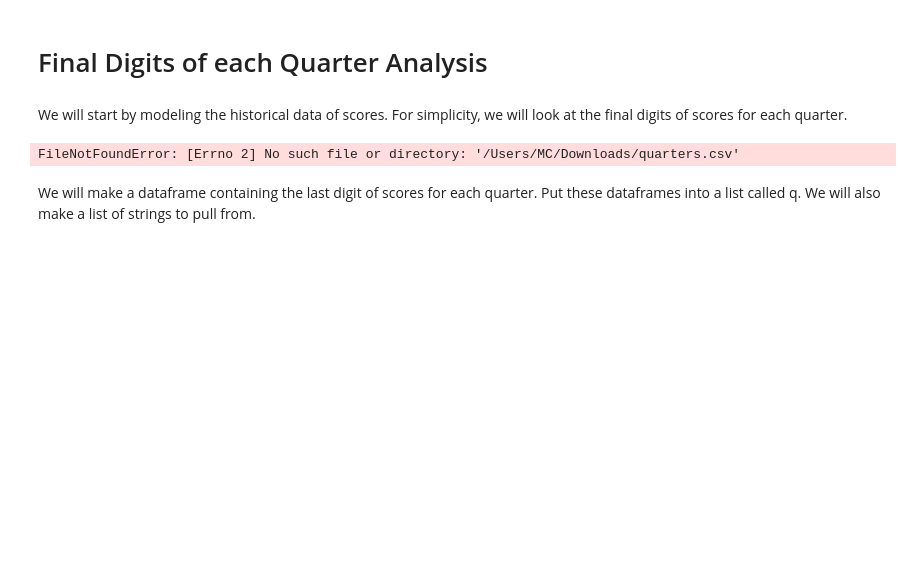
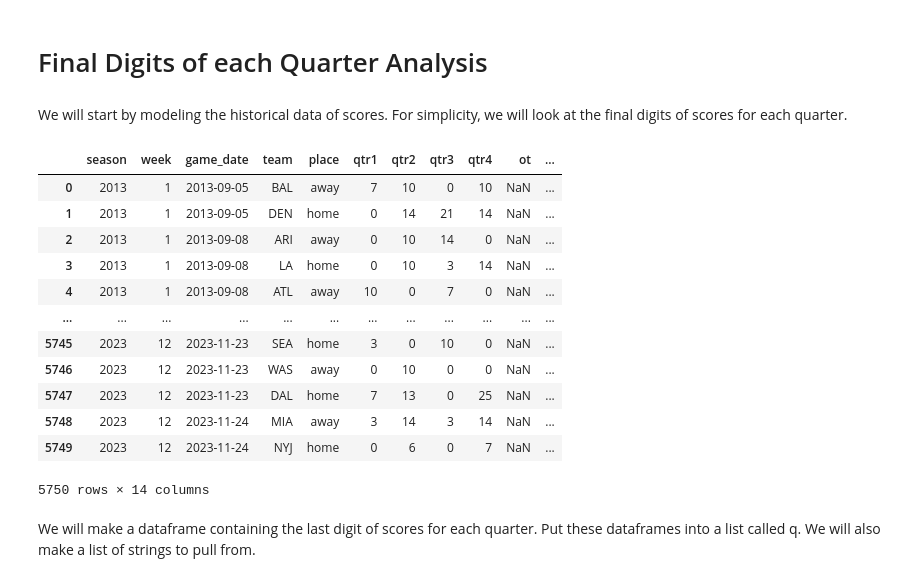
Before and after one commit to mchoi333/Research, a Jupyter notebook: myfirstbook/_build/jupyter_execute/Last Digit of each Quarter Analysis.ipynb, the cells around one changed output. Saved outputs shown, nothing was run; the diff lists cells and outputs as text; code cells hidden in the pictures; blank space fills up the shorter version.

```diff
--- a/myfirstbook/_build/jupyter_execute/Last Digit of each Quarter Analysis.ipynb
+++ b/myfirstbook/_build/jupyter_execute/Last Digit of each Quarter Analysis.ipynb
@@ -6,10 +6,22 @@ We will start by modeling the historical data of scores. For simplicity, we will
 import pandas as pd
 import altair as alt
 # %%
-qtr = pd.read_csv('/Users/MC/Downloads/quarters.csv')
+qtr = pd.read_csv('quarters.csv')
 qtr
 # %% [output]
+|  | season | week | game_date | team | place | qtr1 | qtr2 | qtr3 | qtr4 | ot | ... |
+| 0 | 2013 | 1 | 2013-09-05 | BAL | away | 7 | 10 | 0 | 10 | NaN | ... |
+| 1 | 2013 | 1 | 2013-09-05 | DEN | home | 0 | 14 | 21 | 14 | NaN | ... |
+| 2 | 2013 | 1 | 2013-09-08 | ARI | away | 0 | 10 | 14 | 0 | NaN | ... |
+| 3 | 2013 | 1 | 2013-09-08 | LA | home | 0 | 10 | 3 | 14 | NaN | ... |
+| 4 | 2013 | 1 | 2013-09-08 | ATL | away | 10 | 0 | 7 | 0 | NaN | ... |
+| ... | ... | ... | ... | ... | ... | ... | ... | ... | ... | ... | ... |
+| 5745 | 2023 | 12 | 2023-11-23 | SEA | home | 3 | 0 | 10 | 0 | NaN | ... |
+| 5746 | 2023 | 12 | 2023-11-23 | WAS | away | 0 | 10 | 0 | 0 | NaN | ... |
+| 5747 | 2023 | 12 | 2023-11-23 | DAL | home | 7 | 13 | 0 | 25 | NaN | ... |
+| 5748 | 2023 | 12 | 2023-11-24 | MIA | away | 3 | 14 | 3 | 14 | NaN | ... |
+| 5749 | 2023 | 12 | 2023-11-24 | NYJ | home | 0 | 6 | 0 | 7 | NaN | ... |
-FileNotFoundError: [Errno 2] No such file or directory: '/Users/MC/Downloads/quarters.csv'
+5750 rows × 14 columns
 # %% [markdown]
 We will make a dataframe containing the last digit of scores for each quarter. Put these dataframes into a list called q. We will also make a list of strings to pull from.
 # %%
```
Also changed, not shown: 15 other files.
